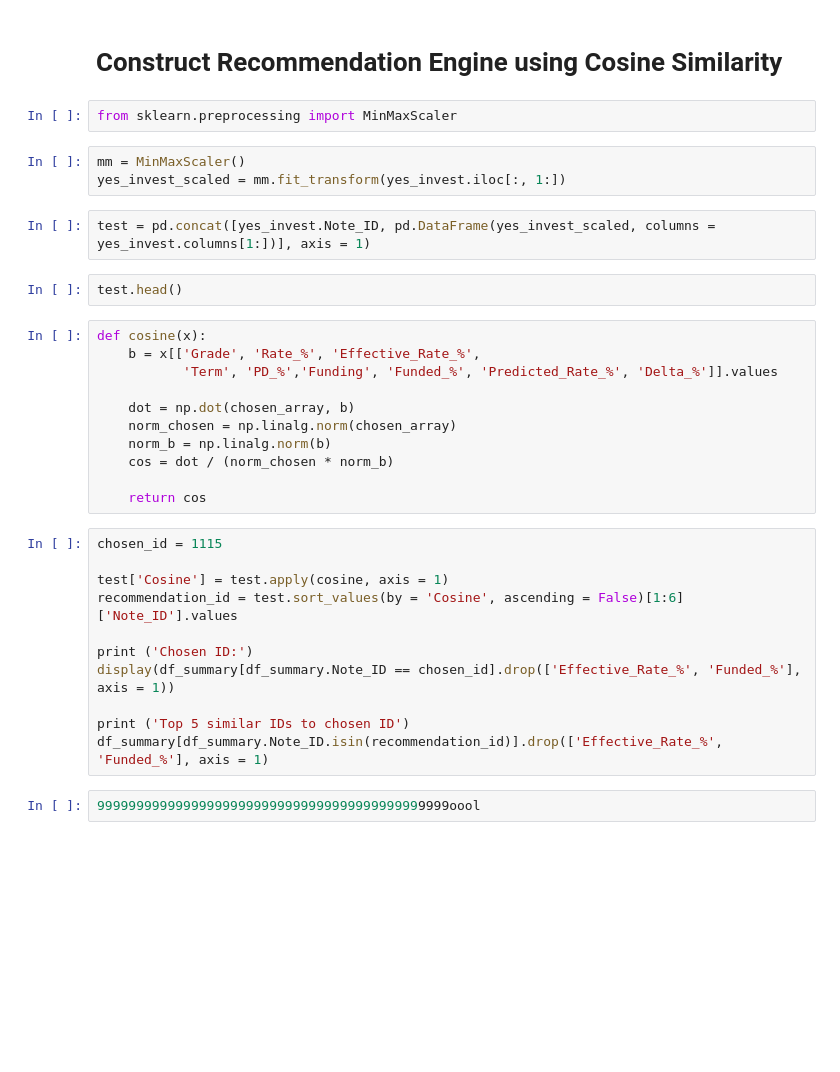
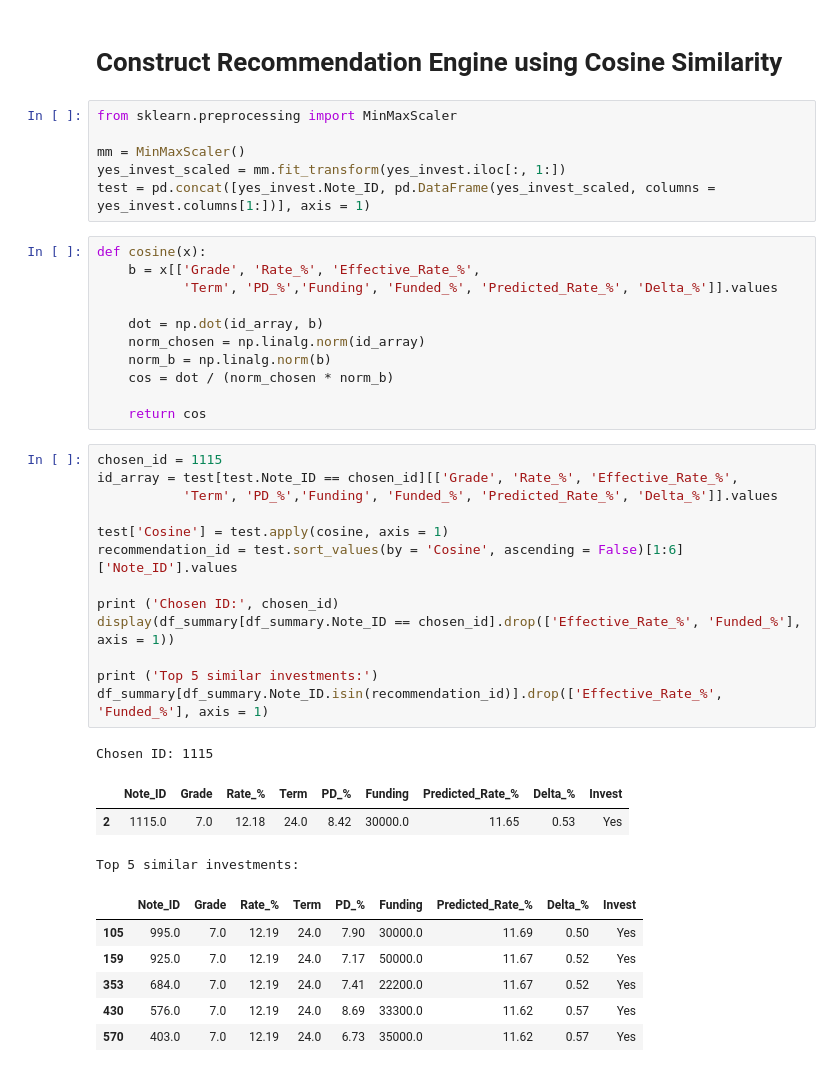
Before and after one commit to Ftan91/Recommendation-Engine-for-Private-Loans-Investments-from-a-Peer-to-Peer-Investment-Platform, a Jupyter notebook: Scraping, Regression and Recommendation.ipynb, the cells around one changed output. Cells and saved outputs as stored; diff of their text form; blank space fills up the shorter version.

```diff
--- a/Scraping, Regression and Recommendation.ipynb
+++ b/Scraping, Regression and Recommendation.ipynb
@@ -271,35 +385,43 @@ yes_invest.head()
 # %% [markdown]
 # Construct Recommendation Engine using Cosine Similarity
-# %%
-from sklearn.preprocessing import MinMaxScaler
-# %%
-mm = MinMaxScaler()
-yes_invest_scaled = mm.fit_transform(yes_invest.iloc[:, 1:])
 # %%
+from sklearn.preprocessing import MinMaxScaler
+
+mm = MinMaxScaler()
+yes_invest_scaled = mm.fit_transform(yes_invest.iloc[:, 1:])
 test = pd.concat([yes_invest.Note_ID, pd.DataFrame(yes_invest_scaled, columns = yes_invest.columns[1:])], axis = 1)
-# %%
-test.head()
 # %%
 def cosine(x):
     b = x[['Grade', 'Rate_%', 'Effective_Rate_%',
            'Term', 'PD_%','Funding', 'Funded_%', 'Predicted_Rate_%', 'Delta_%']].values
 
-    dot = np.dot(chosen_array, b)
-    norm_chosen = np.linalg.norm(chosen_array)
+    dot = np.dot(id_array, b)
+    norm_chosen = np.linalg.norm(id_array)
     norm_b = np.linalg.norm(b)
     cos = dot / (norm_chosen * norm_b)
 
     return cos
 # %%
 chosen_id = 1115
+id_array = test[test.Note_ID == chosen_id][['Grade', 'Rate_%', 'Effective_Rate_%',
+           'Term', 'PD_%','Funding', 'Funded_%', 'Predicted_Rate_%', 'Delta_%']].values
 
 test['Cosine'] = test.apply(cosine, axis = 1)
 recommendation_id = test.sort_values(by = 'Cosine', ascending = False)[1:6]['Note_ID'].values
 
-print ('Chosen ID:')
+print ('Chosen ID:', chosen_id)
 display(df_summary[df_summary.Note_ID == chosen_id].drop(['Effective_Rate_%', 'Funded_%'], axis = 1))
 
-print ('Top 5 similar IDs to chosen ID')
+print ('Top 5 similar investments:')
 df_summary[df_summary.Note_ID.isin(recommendation_id)].drop(['Effective_Rate_%', 'Funded_%'], axis = 1)
+# %% [output]
+Chosen ID: 1115
+|  | Note_ID | Grade | Rate_% | Term | PD_% | Funding | Predicted_Rate_% | Delta_% | Invest |
+| 2 | 1115.0 | 7.0 | 12.18 | 24.0 | 8.42 | 30000.0 | 11.65 | 0.53 | Yes |
+Top 5 similar investments:
+|  | Note_ID | Grade | Rate_% | Term | PD_% | Funding | Predicted_Rate_% | Delta_% | Invest |
+| 105 | 995.0 | 7.0 | 12.19 | 24.0 | 7.90 | 30000.0 | 11.69 | 0.50 | Yes |
+| 159 | 925.0 | 7.0 | 12.19 | 24.0 | 7.17 | 50000.0 | 11.67 | 0.52 | Yes |
+| 353 | 684.0 | 7.0 | 12.19 | 24.0 | 7.41 | 22200.0 | 11.67 | 0.52 | Yes |
+| 430 | 576.0 | 7.0 | 12.19 | 24.0 | 8.69 | 33300.0 | 11.62 | 0.57 | Yes |
+| 570 | 403.0 | 7.0 | 12.19 | 24.0 | 6.73 | 35000.0 | 11.62 | 0.57 | Yes |
-# %%
-999999999999999999999999999999999999999999999oool
```
Also changed, not shown: parts of 18 cells of this notebook, 1 other file.
